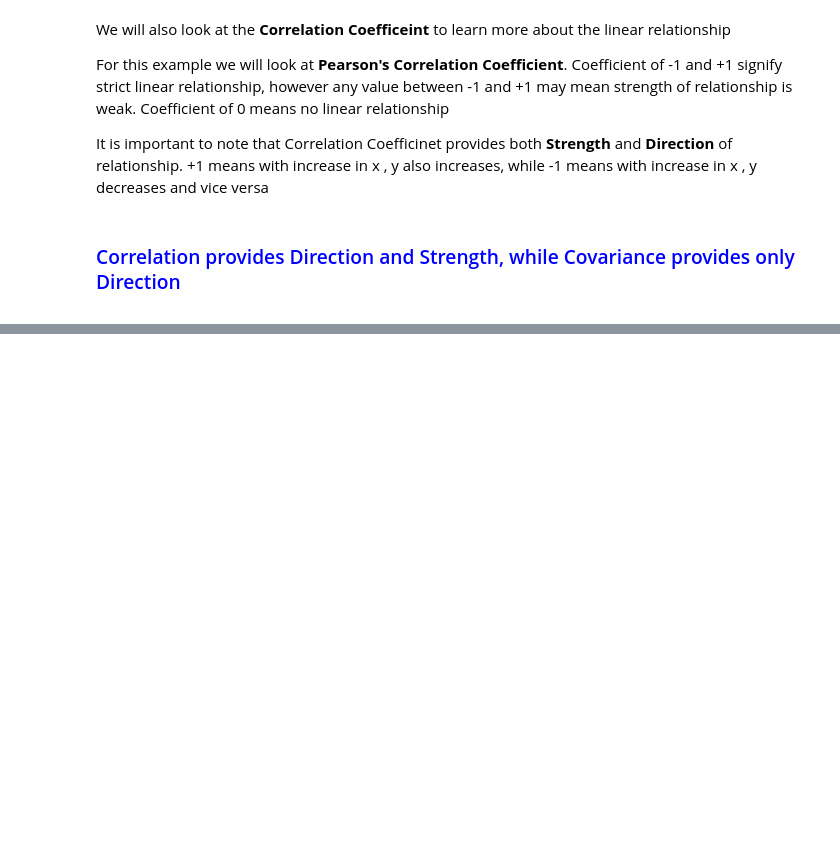
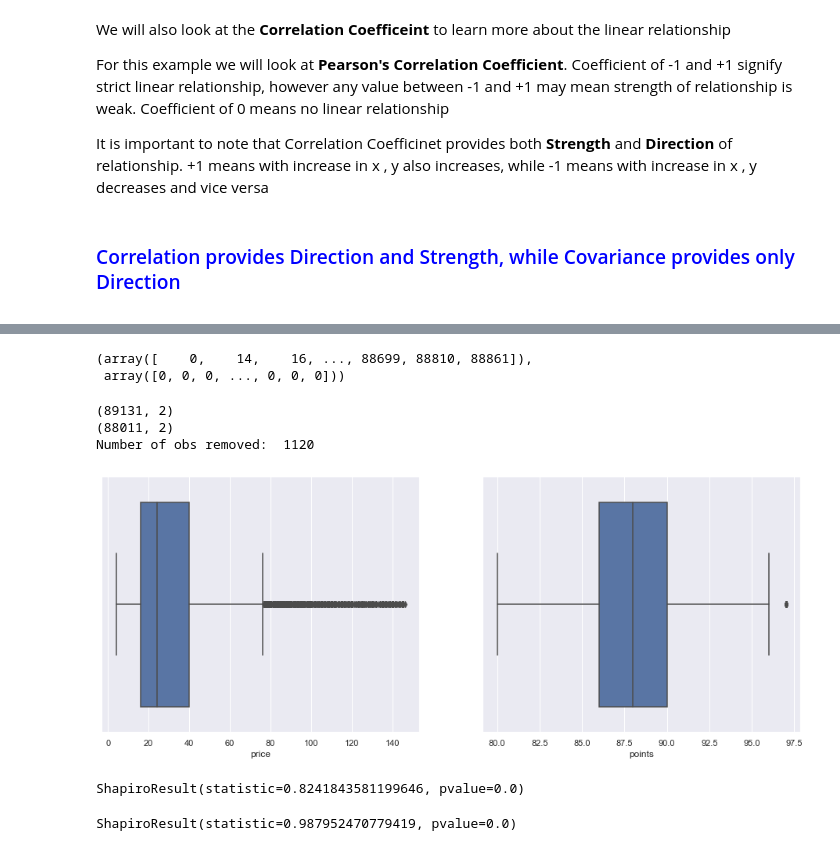
Before and after one commit to bthakr1/python_small_programs, a Jupyter notebook: python_small/Wine Data PreProcessing & Linear Regression.ipynb, the cells around one changed output, grey strips where cells are left out. Drawn from its saved outputs; the diff is of its cells as text; code cells hidden in the pictures; blank space fills up the shorter version.

```diff
--- a/python_small/Wine Data PreProcessing & Linear Regression.ipynb
+++ b/python_small/Wine Data PreProcessing & Linear Regression.ipynb
@@ -243,0 +278,9 @@ scipy.stats.skew(wine_1['price'])
+# %%
+# We can remove outliers through Z Scores
+# Assuming any value having Z Score Above 3 will give us comfort to remove it
+
+from scipy import stats
+
+Z_SCORE = np.abs(scipy.stats.zscore(wine_1))
+
+print(Z_SCORE)
@@ -243,0 +295,50 @@ scipy.stats.skew(wine_1['price'])
+# %%
+# We will set the threshold to 3 for both variables
+
+Threshold = 3
+
+np.where(Z_SCORE>3)
+# %% [output]
+(array([    0,    14,    16, ..., 88699, 88810, 88861]),
+ array([0, 0, 0, ..., 0, 0, 0]))
+# %%
+# Let's remove the outliers
+# We will create a new data frame for it.
+
+wine_1_outlier_removed = wine_1[(Z_SCORE < 3).all(axis=1)]
+# %%
+# Let's compare the size of data frame before outlier removed and after
+
+print(wine_1.shape)
+
+print(wine_1_outlier_removed.shape)
+
+# Number of observations removed
+
+print("Number of obs removed: " , wine_1.shape[0] - wine_1_outlier_removed.shape[0])
+# %% [output]
+(89131, 2)
+(88011, 2)
+Number of obs removed:  1120
+# %%
+# Let's redraw the boxplots to check the outliers
+
+fig, axs = plt.subplots(ncols=2, figsize=(16,6))
+sns.boxplot(data=wine_1_outlier_removed,x='price', ax=axs[0])
+sns.boxplot(data=wine_1_outlier_removed,x='points',ax=axs[1])
+plt.show()
+# %% [output]
+[figure, added]
+# %%
+# We have satisfied Assumption 1,2, and 3 .
+# Now we will check the assumption of normality for both variables
+
+# We will use Shapiro Test from scipy to do this for us
+
+scipy.stats.shapiro(wine_1_outlier_removed['price'])
+# %% [output]
+ShapiroResult(statistic=0.8241843581199646, pvalue=0.0)
+# %%
+scipy.stats.shapiro(wine_1_outlier_removed['points'])
+# %% [output]
+ShapiroResult(statistic=0.987952470779419, pvalue=0.0)
```
Also changed, not shown: parts of 11 cells of this notebook.
